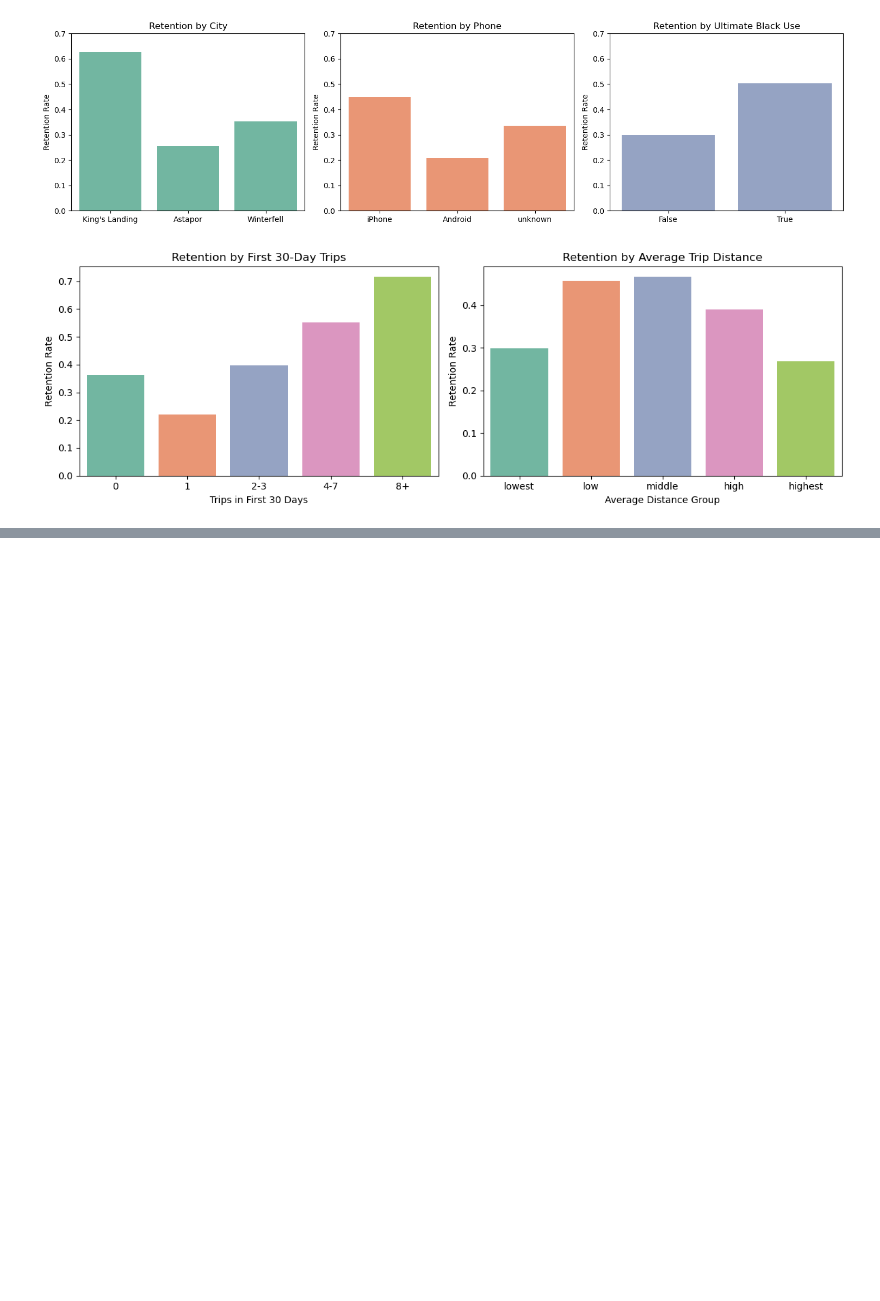
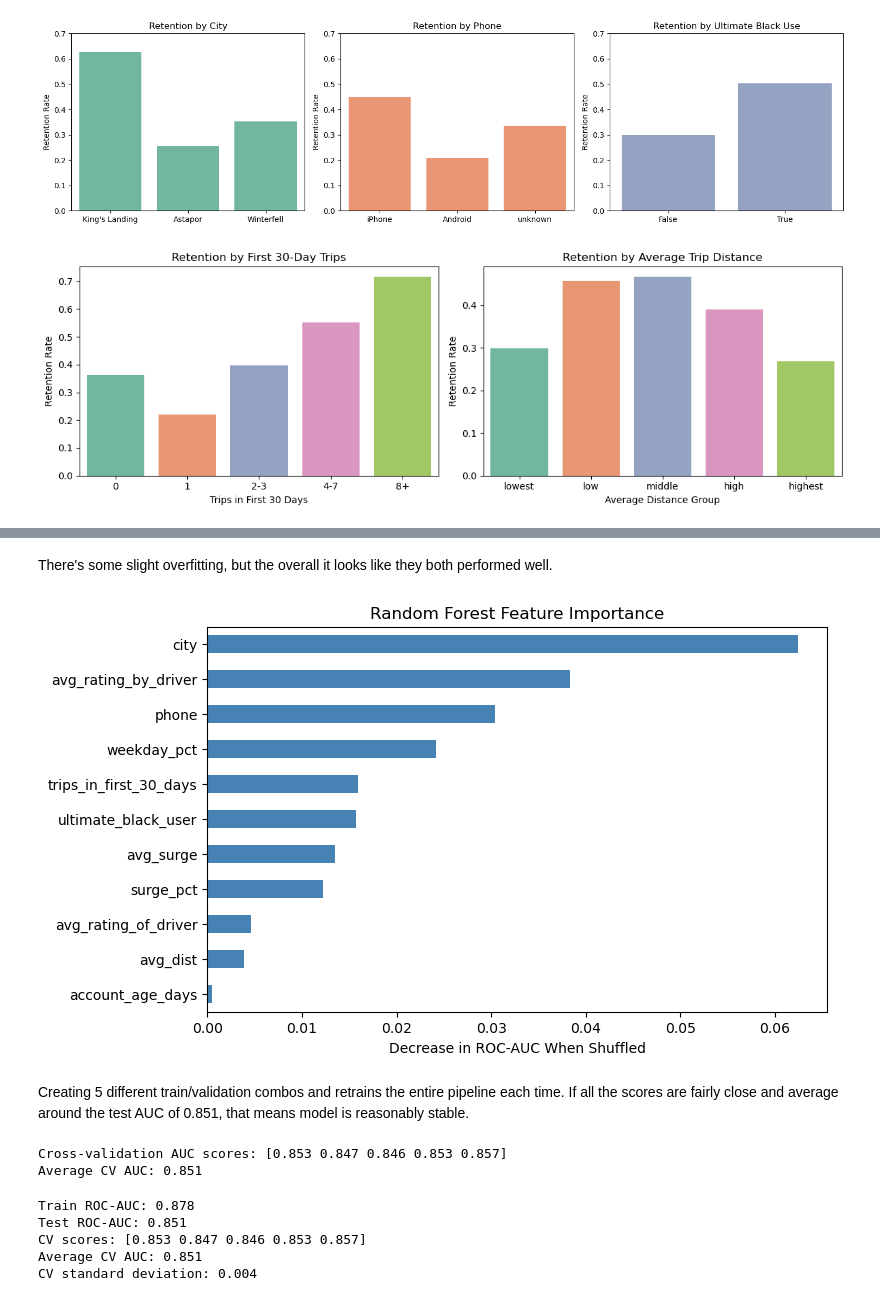
Before and after one commit to coco-martinez/springboard, a Jupyter notebook: ultimate_challenge/ultimate_data_science_challenge.ipynb, the cells around one changed output, grey strips where cells are left out. Drawn from its saved outputs; the diff is of its cells as text; code cells hidden in the pictures; blank space fills up the shorter version.

```diff
--- a/ultimate_challenge/ultimate_data_science_challenge.ipynb
+++ b/ultimate_challenge/ultimate_data_science_challenge.ipynb
@@ -636,0 +885,52 @@ plt.show()
+# %% [markdown]
+There's some slight overfitting, but the overall it looks like they both performed well.
+# %%
+from sklearn.inspection import permutation_importance
+
+# using permutation to do feature importance
+importance = permutation_importance(
+    forest_model, X_test, y_test, scoring='roc_auc',
+    n_repeats=5, random_state=42, n_jobs=-1)
+
+feature_importance = pd.Series(
+    importance.importances_mean, index=X_test.columns)
+
+feature_importance.sort_values().plot(
+    kind='barh', figsize=(8, 5), color='steelblue')
+
+plt.title('Random Forest Feature Importance')
+plt.xlabel('Decrease in ROC-AUC When Shuffled')
+plt.show()
+# %% [output]
+[figure, added]
+# %% [markdown]
+Creating 5 different train/validation combos and retrains the entire pipeline each time. If all the scores are fairly close and average around the test AUC of 0.851, that means model is reasonably stable.
+# %%
+from sklearn.model_selection import cross_val_score
+
+# cross validating
+cv_auc = cross_val_score(
+    forest_model, X, y, cv=5,
+    scoring='roc_auc', n_jobs=-1)
+
+print('Cross-validation AUC scores:', cv_auc.round(3))
+print('Average CV AUC:', cv_auc.mean().round(3))
+# %% [output]
+Cross-validation AUC scores: [0.853 0.847 0.846 0.853 0.857]
+Average CV AUC: 0.851
+# %%
+print('Train ROC-AUC:', round(
+    roc_auc_score(y_train, forest_train_prob), 3))
+
+print('Test ROC-AUC:', round(
+    roc_auc_score(y_test, forest_prob), 3))
+
+print('CV scores:', cv_auc.round(3))
+print('Average CV AUC:', cv_auc.mean().round(3))
+print('CV standard deviation:', cv_auc.std().round(3))
+# %% [output]
+Train ROC-AUC: 0.878
+Test ROC-AUC: 0.851
+CV scores: [0.853 0.847 0.846 0.853 0.857]
+Average CV AUC: 0.851
+CV standard deviation: 0.004
```
Also changed, not shown: parts of 30 cells of this notebook.
